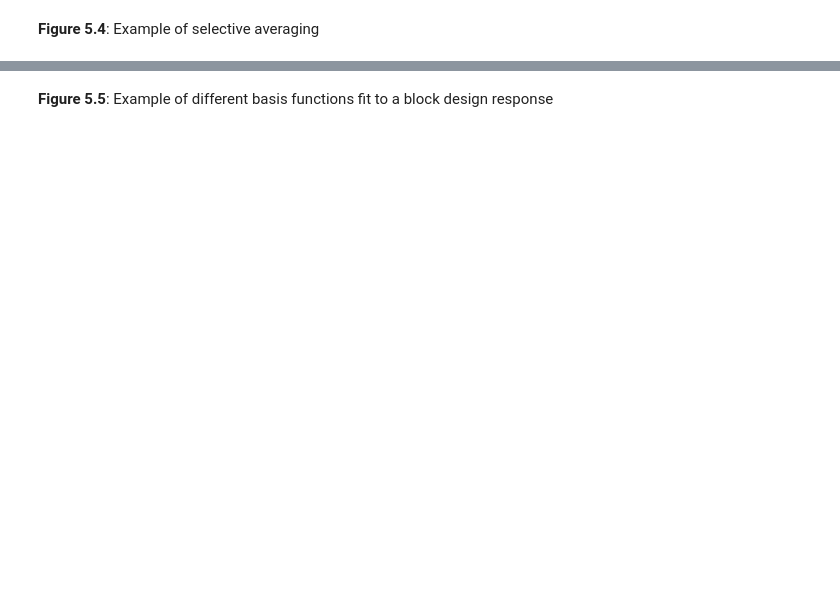
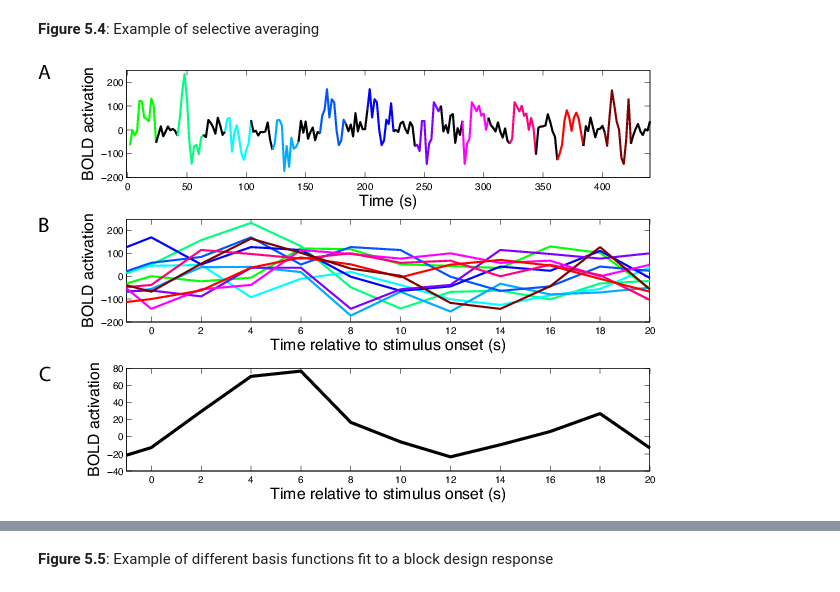
Before and after one commit to poldrack/fmri-handbook-2e-code, a Jupyter notebook: notebooks/Chapter5-SingleSubjectAnalysis/Chapter5-SingleSubjectAnalysis.ipynb, the cells around one changed output, grey strips where cells are left out. Saved outputs shown, nothing was run; the diff lists cells and outputs as text; code cells hidden in the pictures; blank space fills up the shorter version.

```diff
--- a/notebooks/Chapter5-SingleSubjectAnalysis/Chapter5-SingleSubjectAnalysis.ipynb
+++ b/notebooks/Chapter5-SingleSubjectAnalysis/Chapter5-SingleSubjectAnalysis.ipynb
@@ -44,2 +104,6 @@ __Figure 5.3__: Examples of linear time invariance
 # %% [markdown]
 __Figure 5.4__: Example of selective averaging
+# %%
+WImage(filename=os.path.join(orig_figuredir,'Figure_5_4.pdf'))
+# %% [output]
+[figure, added]
```
Also changed, not shown: parts of 33 cells of this notebook.
